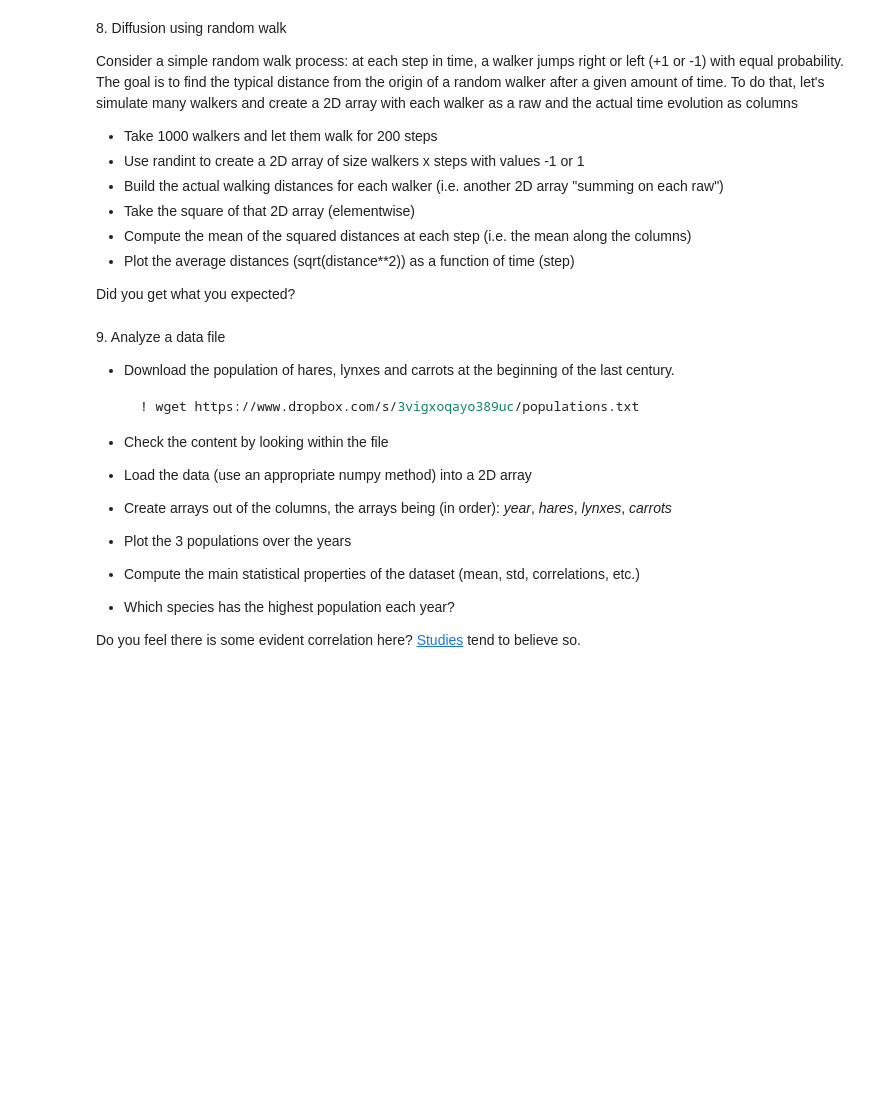
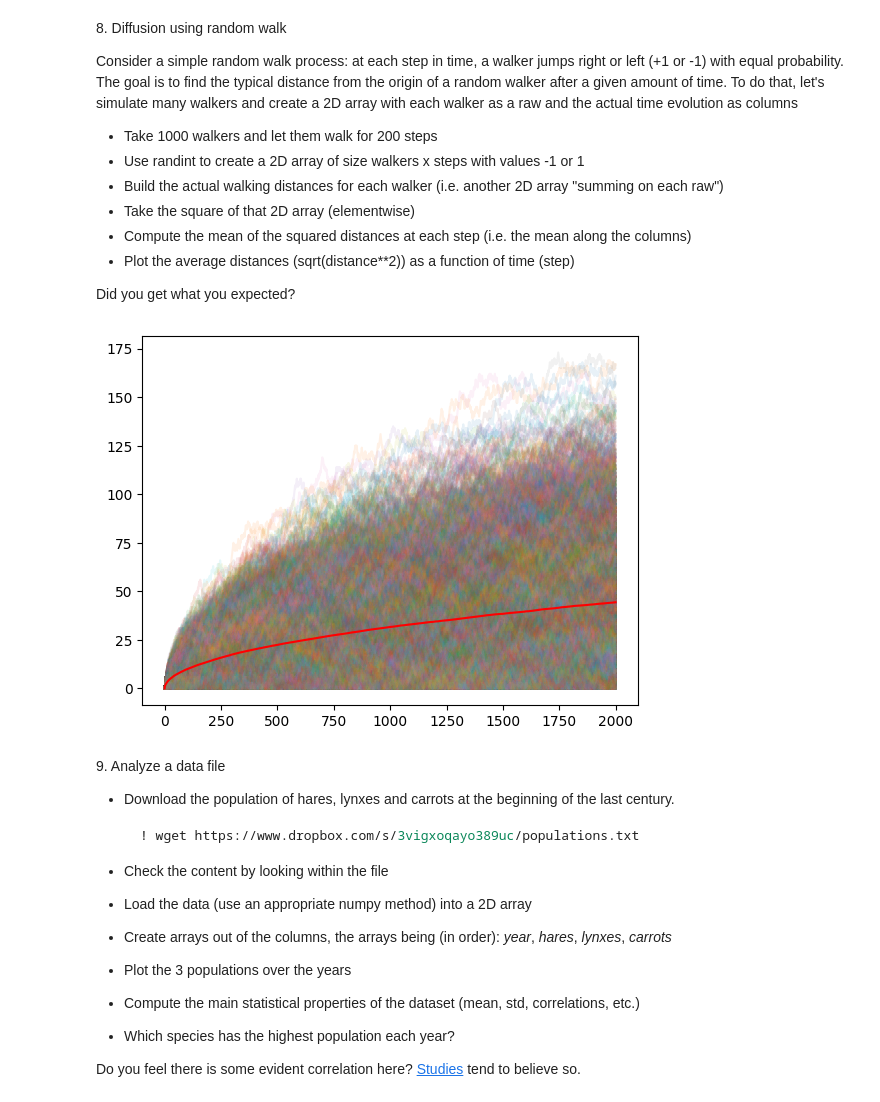
Before and after one commit to PhyAMR/LaboratoryOfComputationalPhysics_Y8, a Jupyter notebook: 04ex_Numpy.ipynb, the cells around one changed output. Drawn from its saved outputs; the diff is of its cells as text; code cells hidden in the pictures; blank space fills up the shorter version.

```diff
--- a/04ex_Numpy.ipynb
+++ b/04ex_Numpy.ipynb
@@ -165,17 +229,20 @@ To do that, let's simulate many walkers and create a 2D array with each walker a
 
 Did you get what you expected?
 # %%
-W = 2*npr.randint(0,2,size=(1000,200),dtype=int)-1
+W = 2*npr.randint(0,2,size=(10000,2000),dtype=int)-1
 #print(W[:2,:])
 d = np.zeros_like(W)
 for i in range(d.shape[1]):
   d[:,i] = np.sum(W[:,:i], axis=1)
 
 D = d**2
 mean_dis = D.mean(axis=0)
-print(len(mean_dis))
-plt.plot(np.arange(200),np.sqrt(mean_dis))
+for i in D:
+    plt.plot(np.arange(2000),np.sqrt(i),alpha=0.1)
+plt.plot(np.arange(2000),np.sqrt(mean_dis), label='Mean path',c='r')
 plt.show()
+# %% [output]
+[figure, added]
 # %% [markdown]
 9\. Analyze a data file
   * Download the population of hares, lynxes and carrots at the beginning of the last century.
```
Also changed, not shown: parts of 11 cells of this notebook, 11 other files.
